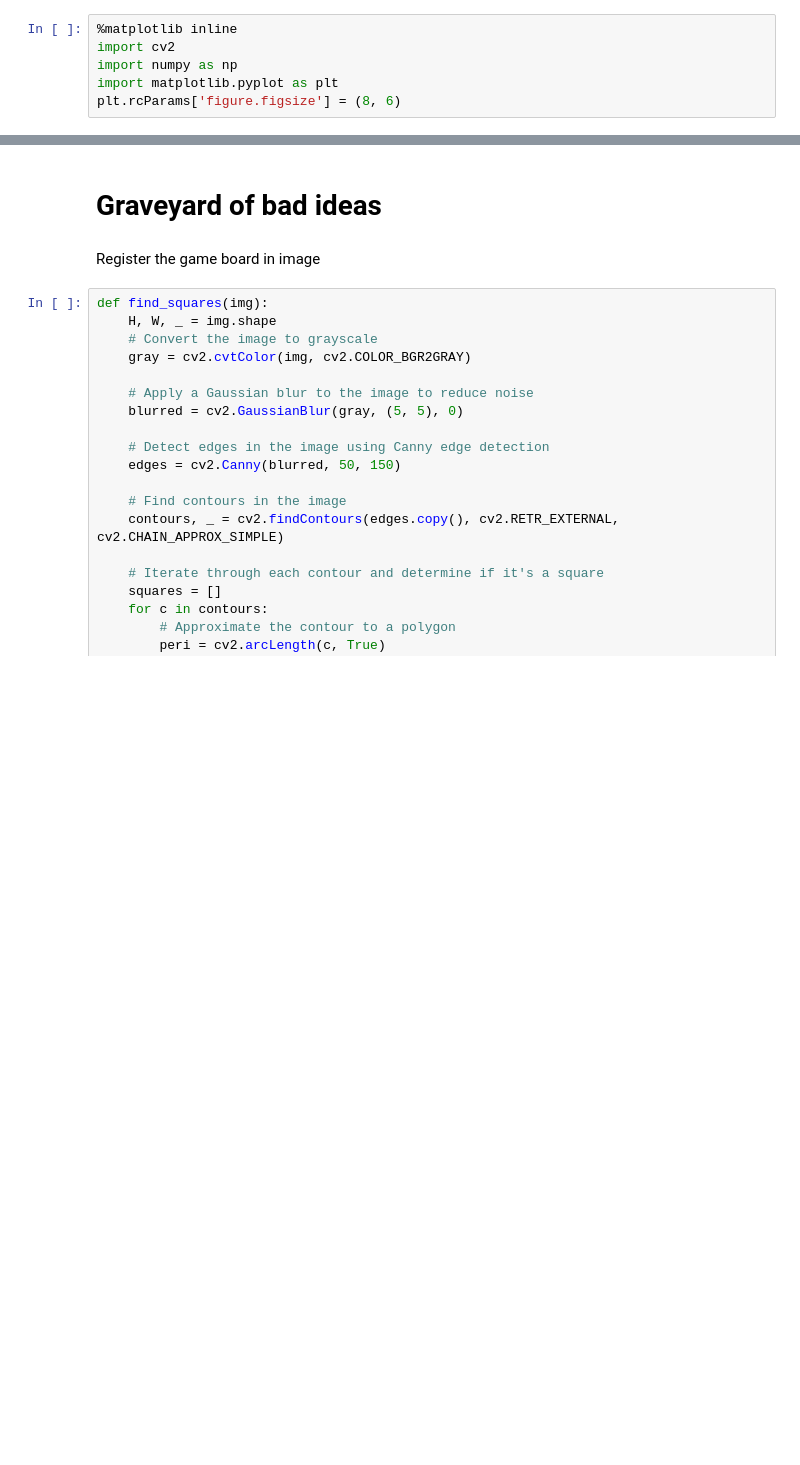
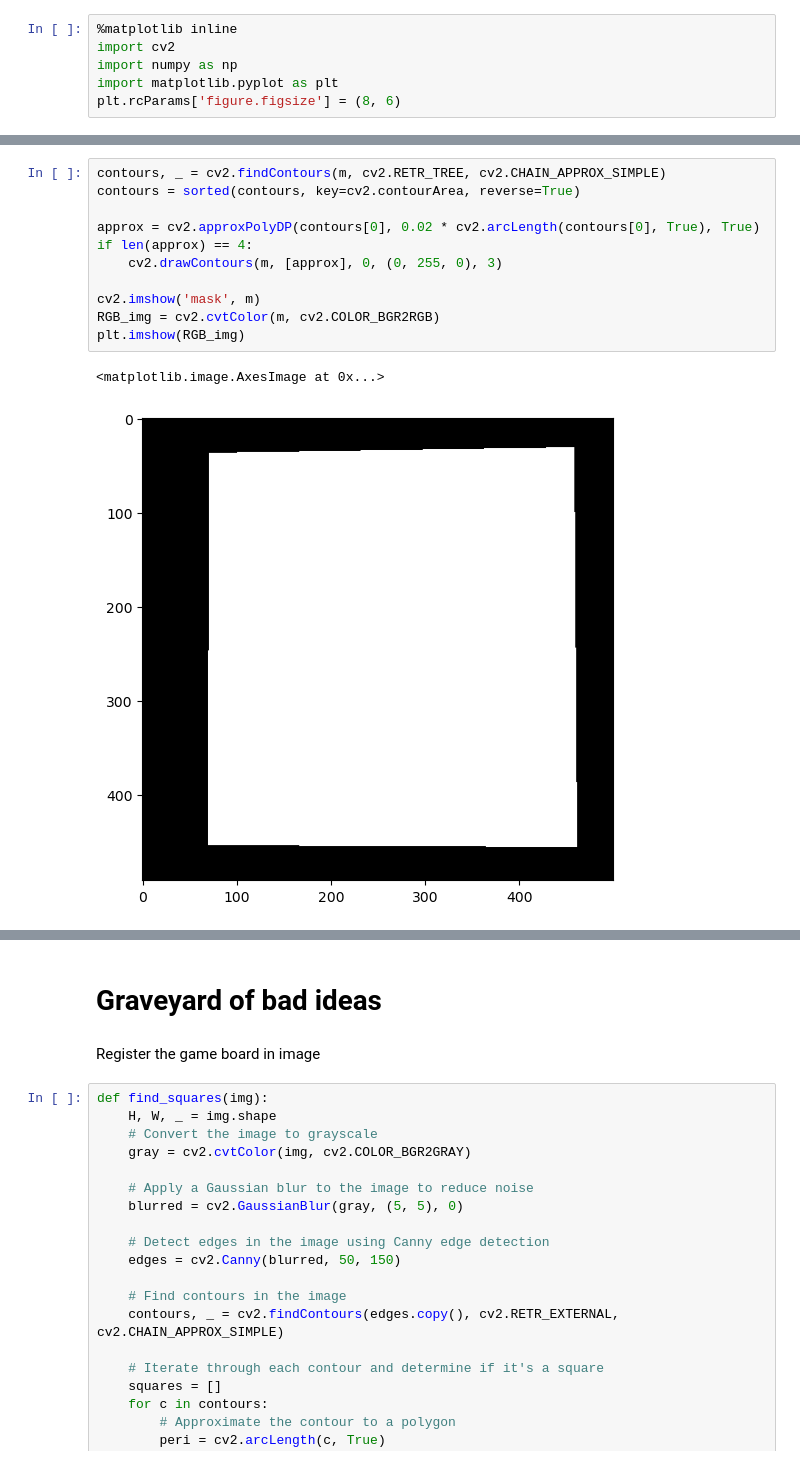
Before and after one commit to fyng/ScrabbleDetector, a Jupyter notebook: detect_border.ipynb, the cells around one changed output, grey strips where cells are left out. Saved outputs shown, nothing was run; the diff lists cells and outputs as text; blank space fills up the shorter version.

```diff
--- a/detect_border.ipynb
+++ b/detect_border.ipynb
@@ -66,0 +50,14 @@ crop_contour(g, test_img)
+# %%
+contours, _ = cv2.findContours(m, cv2.RETR_TREE, cv2.CHAIN_APPROX_SIMPLE)
+contours = sorted(contours, key=cv2.contourArea, reverse=True)
+
+approx = cv2.approxPolyDP(contours[0], 0.02 * cv2.arcLength(contours[0], True), True)
+if len(approx) == 4:
+    cv2.drawContours(m, [approx], 0, (0, 255, 0), 3)
+
+cv2.imshow('mask', m)
+RGB_img = cv2.cvtColor(m, cv2.COLOR_BGR2RGB)
+plt.imshow(RGB_img)
+# %% [output]
+<matplotlib.image.AxesImage at 0x...>
+[figure, added]
```
Also changed, not shown: parts of 8 cells of this notebook, 4 other files.
